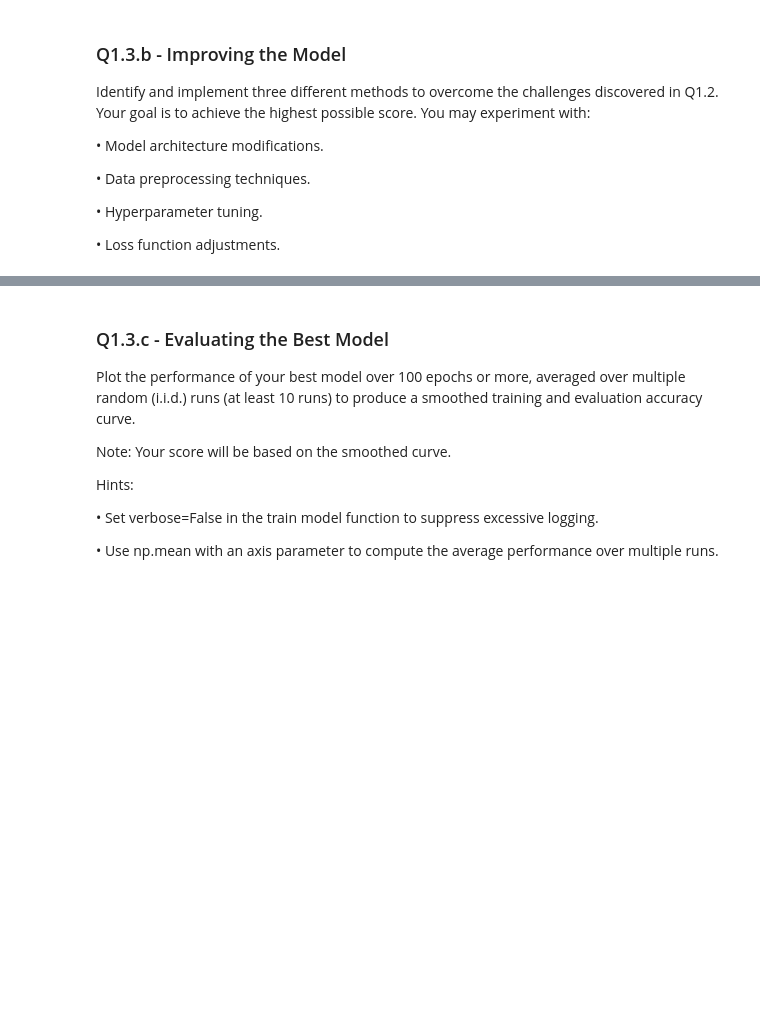
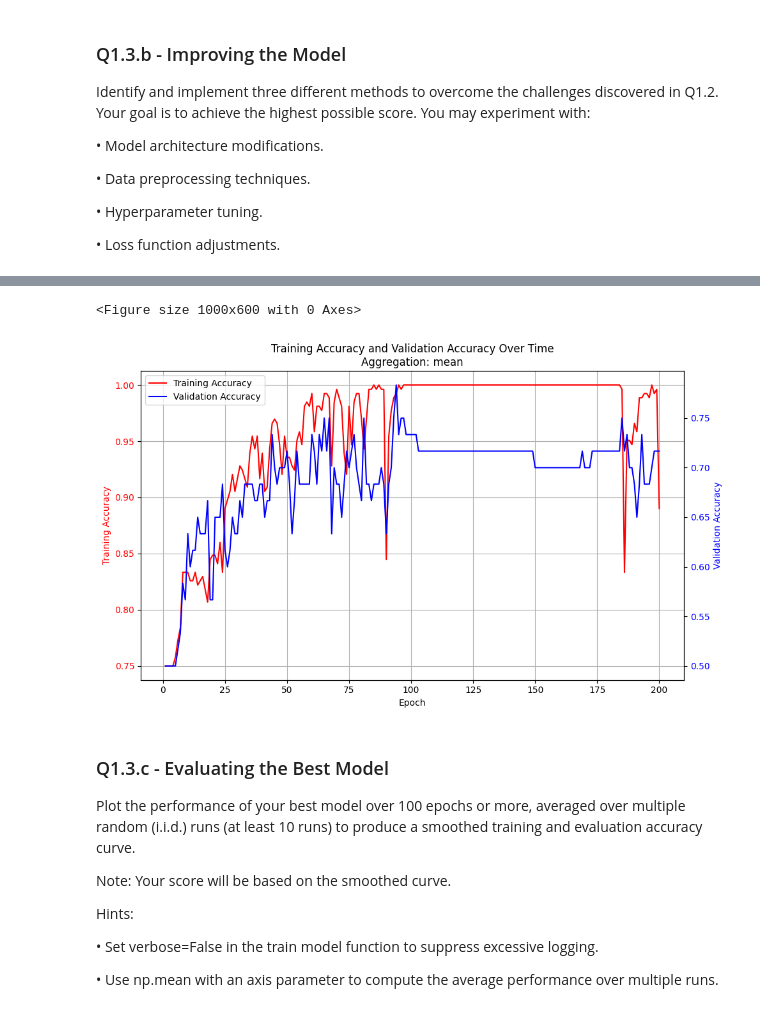
Before and after one commit to yingyan797/graph-learning, a Jupyter notebook: q1_graph_classification.ipynb, the cells around one changed output, grey strips where cells are left out. Drawn from its saved outputs; the diff is of its cells as text; code cells hidden in the pictures; blank space fills up the shorter version.

```diff
--- a/q1_graph_classification.ipynb
+++ b/q1_graph_classification.ipynb
@@ -718,17 +753,35 @@ Q1.2. Your goal is to achieve the highest possible score. You may experiment wit
 • Hyperparameter tuning.
 
 • Loss function adjustments.
-# %%
-# SOLUTION Q1.3.b
-
-# ####################################################
-# MODIFY THE CODE BELOW
-# ####################################################
-
-
-# Call this function in the end.
-plot_training_and_validation(train_acc, eval_acc)
-
-# ####################################################
-# END OF MODIFICATION
-# ####################################################
+# %%
+# SOLUTION Q1.3.b
+
+# ####################################################
+# MODIFY THE CODE BELOW
+# ####################################################
+
+num_epochs = 200
+# device = torch.device("cuda" if torch.cuda.is_available() else "cpu")
+# print(device)
+criterion = nn.BCELoss()
+for agg in ["mean"]:
+    model = MyGraphNeuralNetwork2(input_dim, 64, 4)
+    optimizer = optim.Adam(model.parameters(), lr=0.001)
+    # lr_sched = optim.lr_scheduler.CosineAnnealingWarmRestarts(optimizer, 5)
+    train_acc, eval_acc = [], []
+    for epoch in range(num_epochs):
+        loss = train_epoch(model, train_data, optimizer, criterion, graph_aggregation_method=agg)
+        train_acc.append(test(model, train_data)[-1])
+        yt,yp,acc = test(model, eval_data)
+        eval_acc.append(acc)
+        if epoch % 4 == 0:
+            print(f"Epoch {epoch+1} loss {loss} acc {train_acc[-1]}/{eval_acc[-1]}")
+        # lr_sched.step(epoch)
+
+    # Call this function in the end.
+    plot_training_and_validation(train_acc, eval_acc, agg)
+
+# ####################################################
+# END OF MODIFICATION
+# ####################################################
+# %% [output]
@@ -735,3 +805,5 @@ plot_training_and_validation(train_acc, eval_acc)
+<Figure size 1000x600 with 0 Axes>
+[figure, added]
 # %% [markdown]
 ### Q1.3.c - Evaluating the Best Model
 
```
Also changed, not shown: parts of 9 cells of this notebook, 1 other file.
